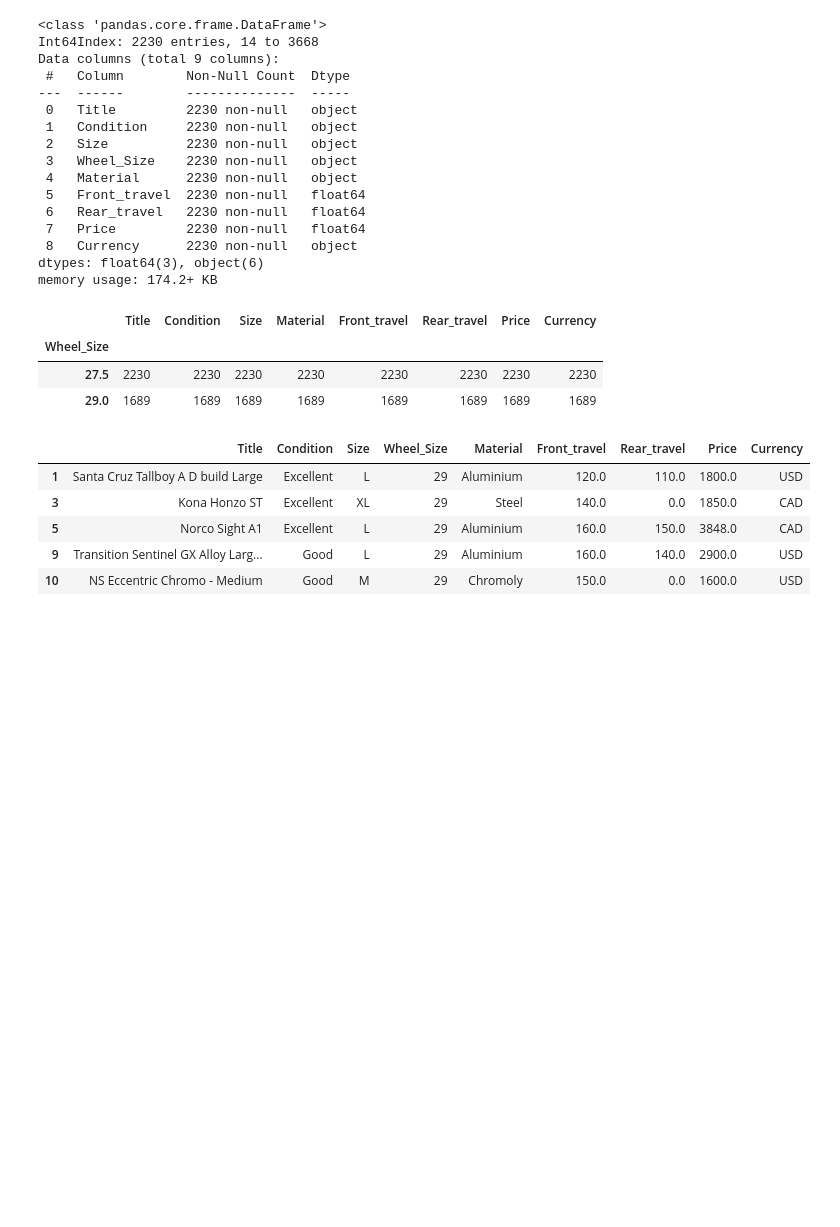
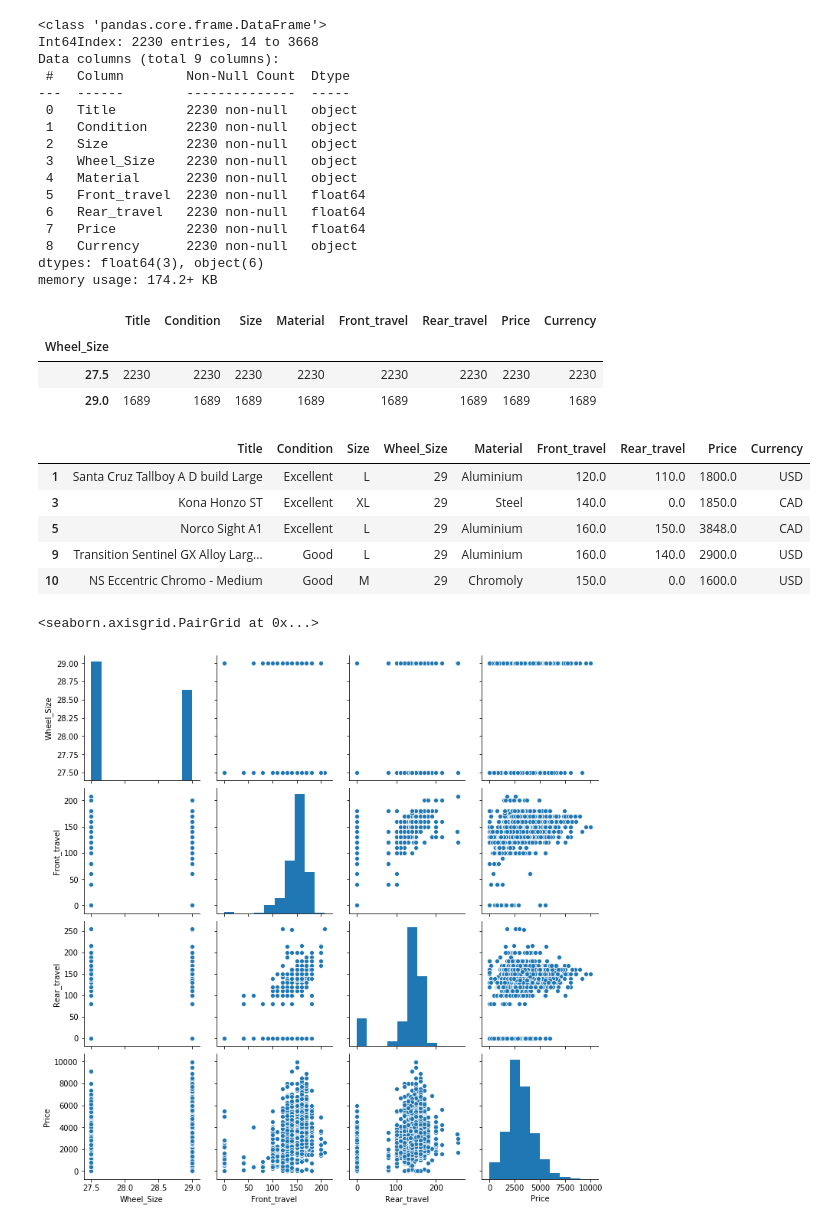
Before and after one commit to Devinml/Galvanize_Capstone_1, a Jupyter notebook: notebook/Data cleaning.ipynb, the cells around one changed output. Saved outputs shown, nothing was run; the diff lists cells and outputs as text; code cells hidden in the pictures; blank space fills up the shorter version.

```diff
--- a/notebook/Data cleaning.ipynb
+++ b/notebook/Data cleaning.ipynb
@@ -415,3 +416,8 @@ df.head()
 | 5 | Norco Sight A1 | Excellent | L | 29 | Aluminium | 160.0 | 150.0 | 3848.0 | CAD |
 | 9 | Transition Sentinel GX Alloy Larg... | Good | L | 29 | Aluminium | 160.0 | 140.0 | 2900.0 | USD |
 | 10 | NS Eccentric Chromo - Medium | Good | M | 29 | Chromoly | 150.0 | 0.0 | 1600.0 | USD |
+# %%
+sns.pairplot(df)
+# %% [output]
+<seaborn.axisgrid.PairGrid at 0x...>
+[figure, added]
```
Also changed, not shown: parts of 3 cells of this notebook, 5 other files.
